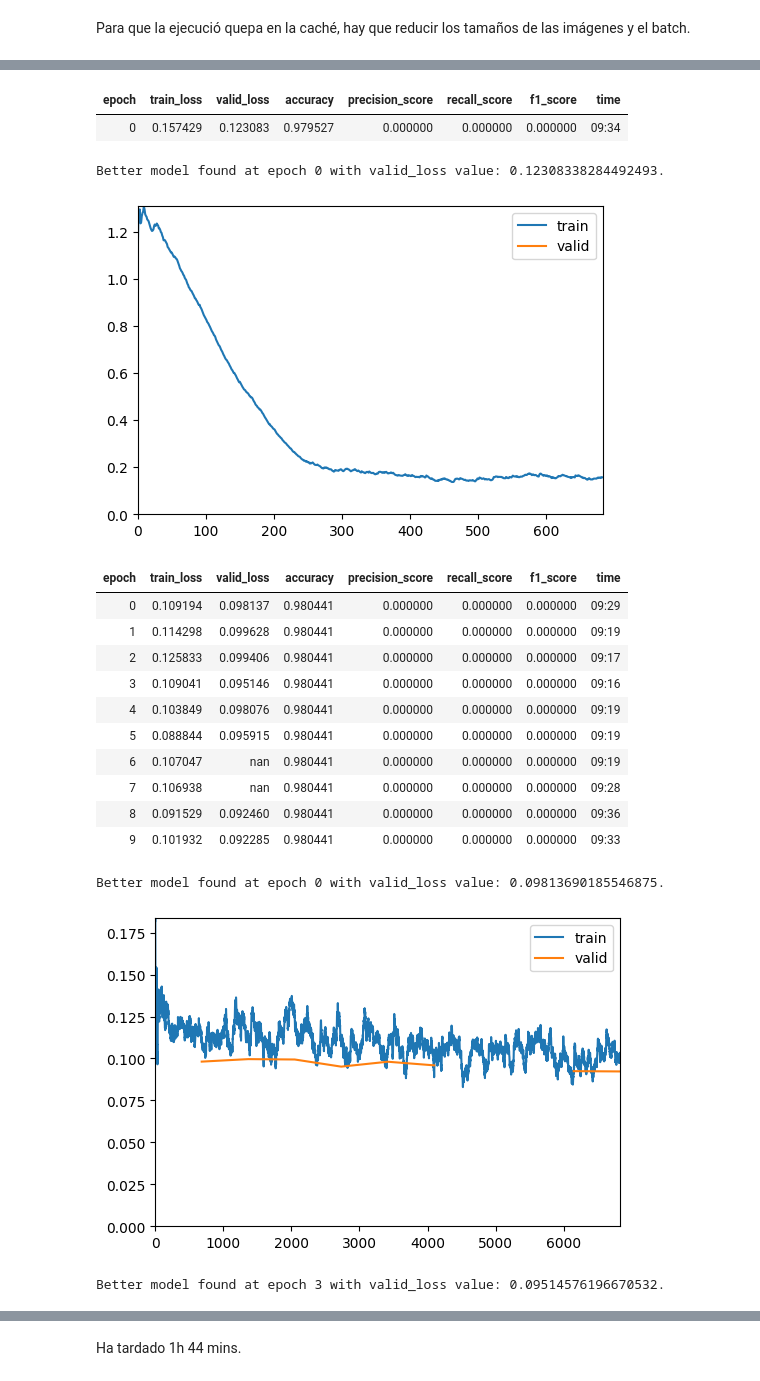
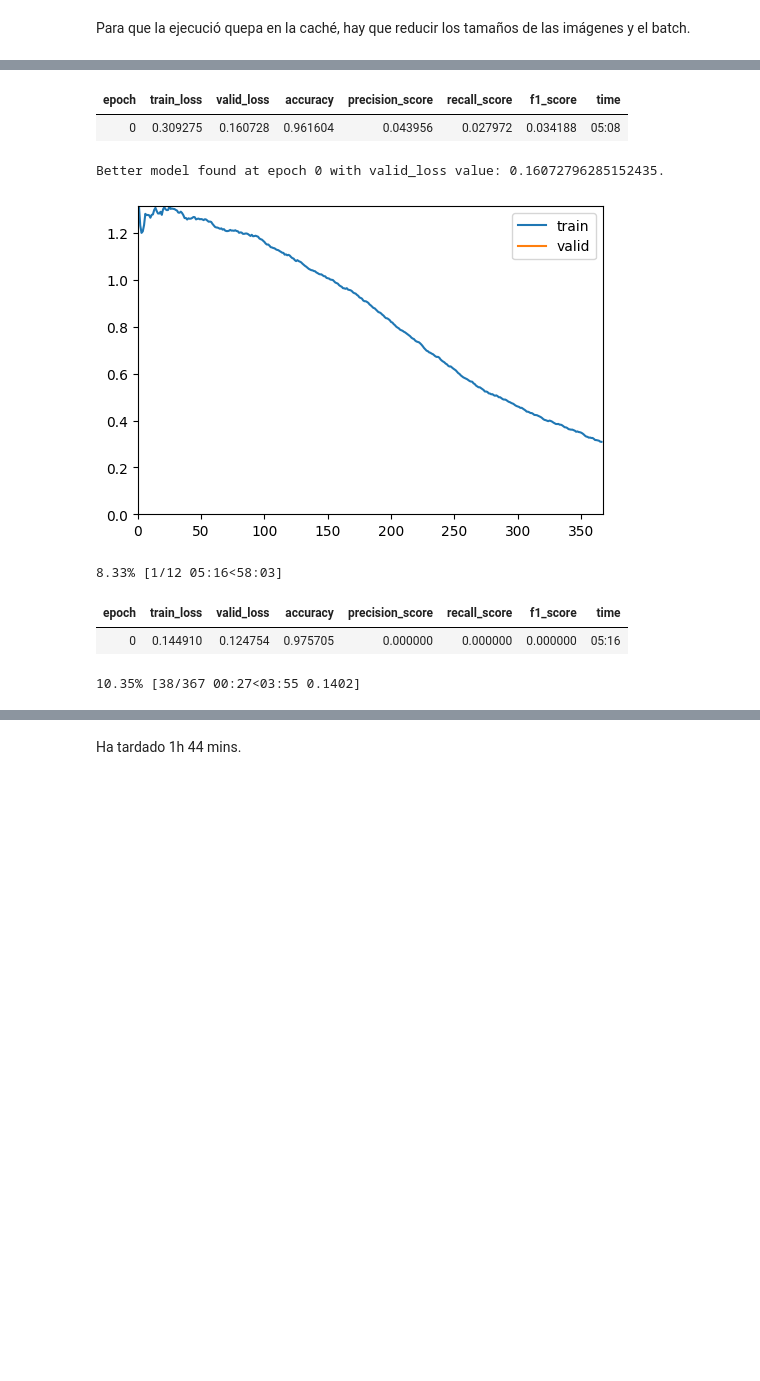
Before and after one commit to inigo99/CancerDetection, a Jupyter notebook: TFM.ipynb, the cells around one changed output, grey strips where cells are left out. Saved outputs shown, nothing was run; the diff lists cells and outputs as text; code cells hidden in the pictures; blank space fills up the shorter version.

```diff
--- a/TFM.ipynb
+++ b/TFM.ipynb
@@ -37,7 +51,7 @@ def cadena(path):
     return partes[-1][:-4]
 
 def label_func(fname):
-    return df.loc[df['image_id'] == int(cadena(fname.name))]['cancer'].values[0]
+    return dfna.loc[dfna['image_id'] == int(cadena(fname.name))]['cancer'].values[0]
 # %% [markdown]
 ## Modelos
 # %% [markdown]
@@ -99,13 +108,14 @@ db = DataBlock(blocks = (ImageBlock, CategoryBlock),
                  get_items=get_image_files,
                  splitter=RandomSplitter(valid_pct=0.2,seed=42),
                  get_y=label_func,
-                 item_tfms = Resize(256),
-                 batch_tfms=aug_transforms(size=128,min_scale=0.75))
+                 item_tfms = Resize(512),
+                 batch_tfms=aug_transforms(size=256,min_scale=0.75))
 # %%
-dls = db.dataloaders(imagesPath, bs=64)
+dls = db.dataloaders(p_clean, bs=64)
 # %%
 callbacks = [
     ShowGraphCallback(),
+    EarlyStoppingCallback(monitor='f1_score', comp=np.greater, patience=3),
     SaveModelCallback(fname='efficientNetB3')
 ]
 # %%
@@ -116,21 +131,11 @@ torch.cuda.empty_cache()
 # %%
-learn.fine_tune(10, base_lr=1e-2)
+learn.fine_tune(12, base_lr=1e-3)
 # %% [output]
 | epoch | train_loss | valid_loss | accuracy | precision_score | recall_score | f1_score | time |
-| 0 | 0.157429 | 0.123083 | 0.979527 | 0.000000 | 0.000000 | 0.000000 | 09:34 |
+| 0 | 0.309275 | 0.160728 | 0.961604 | 0.043956 | 0.027972 | 0.034188 | 05:08 |
-Better model found at epoch 0 with valid_loss value: 0.12308338284492493.
+Better model found at epoch 0 with valid_loss value: 0.16072796285152435.
-[figure, old version]
+[figure, new version]
+8.33% [1/12 05:16<58:03]
 | epoch | train_loss | valid_loss | accuracy | precision_score | recall_score | f1_score | time |
-| 0 | 0.109194 | 0.098137 | 0.980441 | 0.000000 | 0.000000 | 0.000000 | 09:29 |
-| 1 | 0.114298 | 0.099628 | 0.980441 | 0.000000 | 0.000000 | 0.000000 | 09:19 |
-| 2 | 0.125833 | 0.099406 | 0.980441 | 0.000000 | 0.000000 | 0.000000 | 09:17 |
-| 3 | 0.109041 | 0.095146 | 0.980441 | 0.000000 | 0.000000 | 0.000000 | 09:16 |
-| 4 | 0.103849 | 0.098076 | 0.980441 | 0.000000 | 0.000000 | 0.000000 | 09:19 |
-| 5 | 0.088844 | 0.095915 | 0.980441 | 0.000000 | 0.000000 | 0.000000 | 09:19 |
-| 6 | 0.107047 | nan | 0.980441 | 0.000000 | 0.000000 | 0.000000 | 09:19 |
-| 7 | 0.106938 | nan | 0.980441 | 0.000000 | 0.000000 | 0.000000 | 09:28 |
-| 8 | 0.091529 | 0.092460 | 0.980441 | 0.000000 | 0.000000 | 0.000000 | 09:36 |
-| 9 | 0.101932 | 0.092285 | 0.980441 | 0.000000 | 0.000000 | 0.000000 | 09:33 |
+| 0 | 0.144910 | 0.124754 | 0.975705 | 0.000000 | 0.000000 | 0.000000 | 05:16 |
-Better model found at epoch 0 with valid_loss value: 0.09813690185546875.
-[figure, old version]
-Better model found at epoch 3 with valid_loss value: 0.09514576196670532.
+10.35% [38/367 00:27<03:55 0.1402]
```
Also changed, not shown: parts of 18 cells of this notebook.
